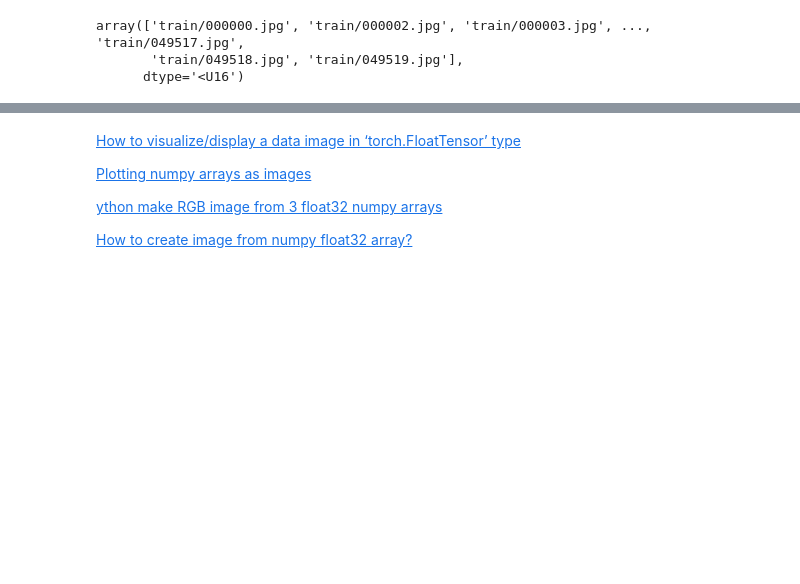
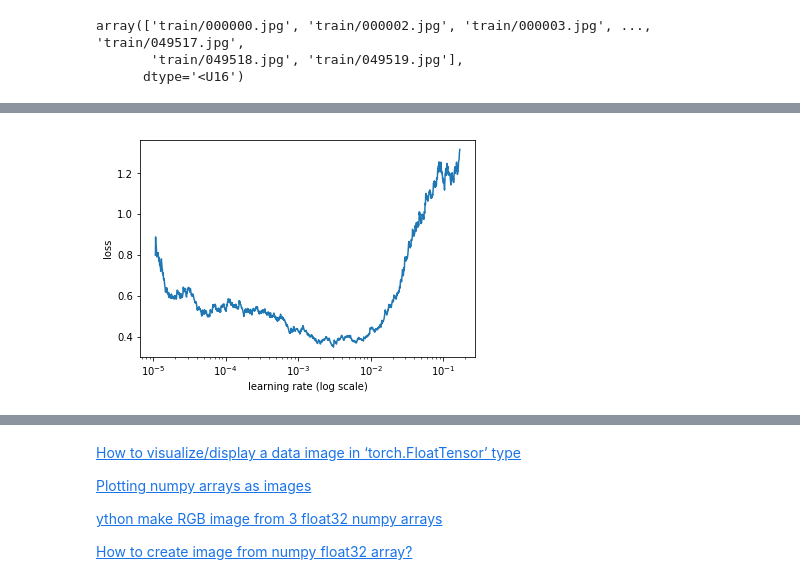
Before and after one commit to WNoxchi/Aersu, a Jupyter notebook: GLOC/Initial-Model-RN34.ipynb, the cells around one changed output, grey strips where cells are left out. Cells and saved outputs as stored; diff of their text form; code cells hidden in the pictures; blank space fills up the shorter version.

```diff
--- a/GLOC/Initial-Model-RN34.ipynb
+++ b/GLOC/Initial-Model-RN34.ipynb
@@ -99,0 +149,3 @@ KeyboardInterrupt:
+# %%
+λrs = [λr/1e2, λr/1e1, λr]
+learner.unfreeze()
@@ -99,0 +165,2 @@ KeyboardInterrupt:
+# %%
+learner.fit(λrs, 3, cycle_len=1, cycle_mult=2)
@@ -99,0 +180,6 @@ KeyboardInterrupt:
+# %%
+size = 200
+tfms = tfms_from_model(arch, size, aug_tfms=transforms_side_on, max_zoom=1.1)
+data = ImageClassifierData.from_csv(PATH, 'train', label_csv, bs=16, tfms=tfms,
+                                    suffix='.jpg', val_idxs=val_idxs, num_workers=8)
+data.resize(int(size), 'tmp')
@@ -99,0 +191,2 @@ KeyboardInterrupt:
+# %%
+learner.set_data(data)
@@ -99,0 +201,4 @@ KeyboardInterrupt:
+# %%
+learner.sched.plot()
+# %% [output]
+[figure, added]
```
Also changed, not shown: parts of 34 cells of this notebook.
